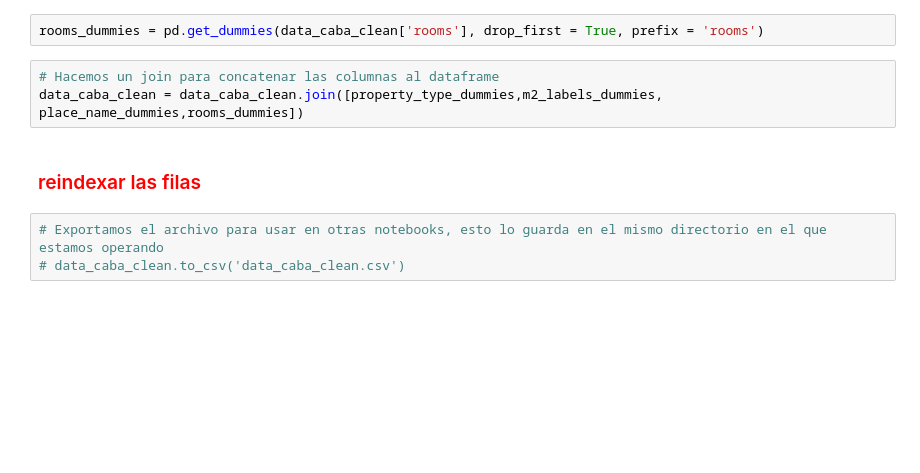
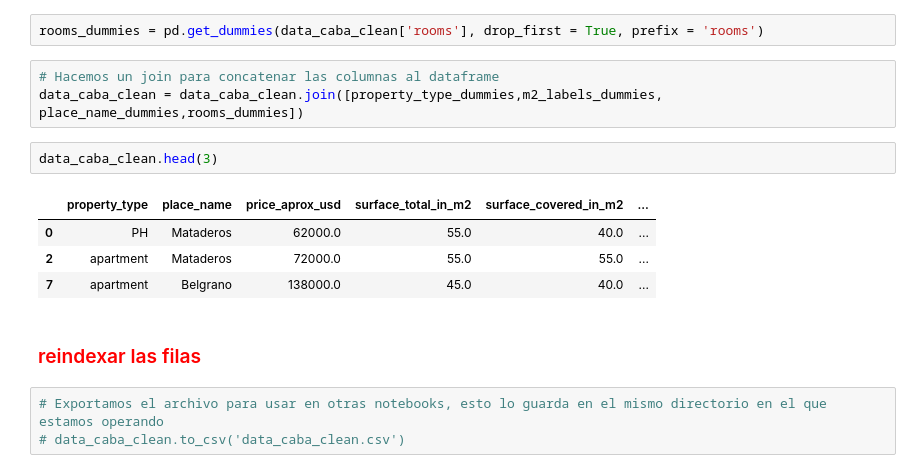
Before and after one commit to nachommm/Desafio2, a Jupyter notebook: desafio2_v5.ipynb, the cells around one changed output. Drawn from its saved outputs; the diff is of its cells as text; blank space fills up the shorter version.

```diff
--- a/desafio2_v5.ipynb
+++ b/desafio2_v5.ipynb
@@ -552,6 +793,13 @@ rooms_dummies = pd.get_dummies(data_caba_clean['rooms'], drop_first = True, pref
 # %%
 # Hacemos un join para concatenar las columnas al dataframe
 data_caba_clean = data_caba_clean.join([property_type_dummies,m2_labels_dummies, place_name_dummies,rooms_dummies])
+# %%
+data_caba_clean.head(3)
+# %% [output]
+|  | property_type | place_name | price_aprox_usd | surface_total_in_m2 | surface_covered_in_m2 | ... |
+| 0 | PH | Mataderos | 62000.0 | 55.0 | 40.0 | ... |
+| 2 | apartment | Mataderos | 72000.0 | 55.0 | 55.0 | ... |
+| 7 | apartment | Belgrano | 138000.0 | 45.0 | 40.0 | ... |
 # %% [markdown]
 <h3><font color='red'>reindexar las filas</font></h3>
 # %%
```
Also changed, not shown: parts of 90 cells of this notebook.
